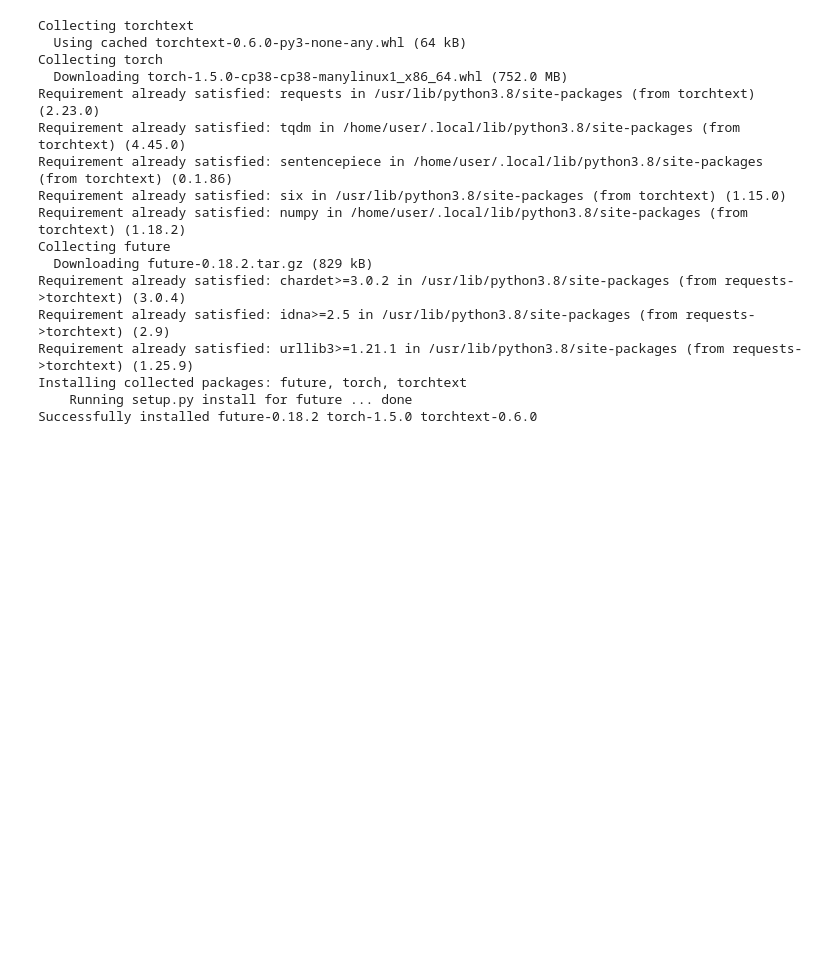
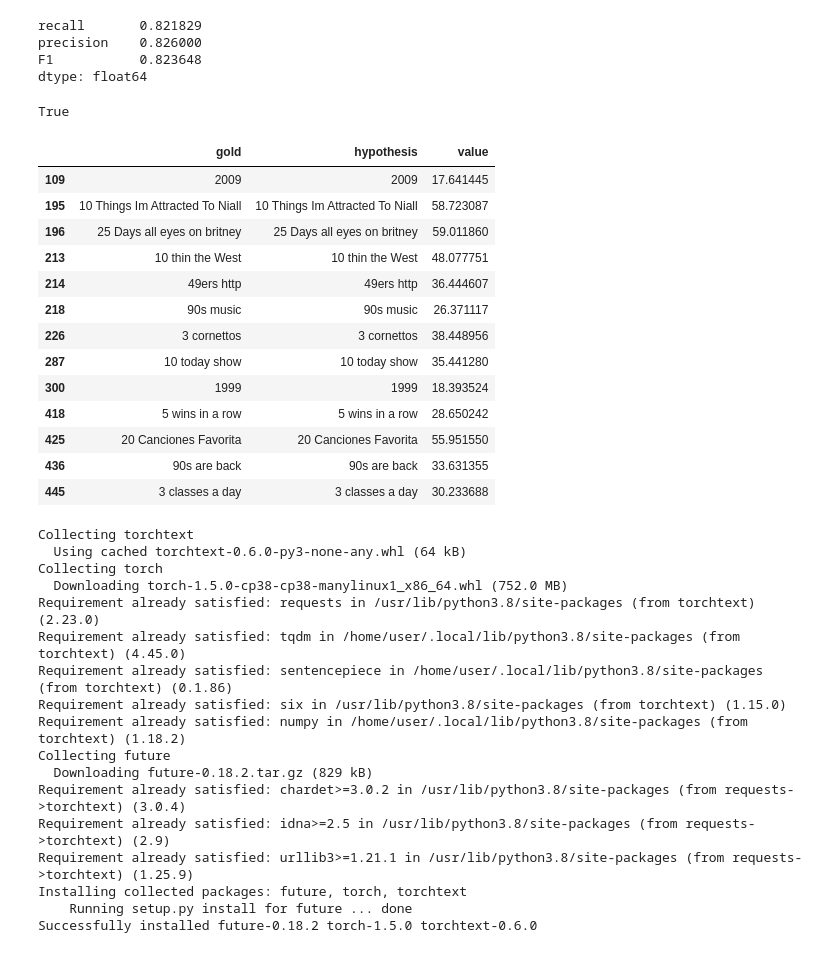
Before and after one commit to ruanchaves/hashformers, a Jupyter notebook: data_analysis.ipynb, the cells around one changed output. Cells and saved outputs as stored; diff of their text form; code cells hidden in the pictures; blank space fills up the shorter version.

```diff
--- a/data_analysis.ipynb
+++ b/data_analysis.ipynb
@@ -7,3 +21,37 @@ import sys
+# %%
+import numpy as np
+report.mean()
+# %% [output]
+recall       0.821829
+precision    0.826000
+F1           0.823648
+dtype: float64
+# %%
+final_pairs_df = pd.read_csv('final_pairs_df.csv')
+final_pairs_df.dropna().shape == final_pairs_df.dropna().shape
+# %% [output]
+True
+# %%
+tmp = df.merge(beam, left_on='gold', right_on='hypothesis', how='left')
+tmp.dropna()
+# tmp['characters'] = tmp['hypothesis'].str.replace(" ","")
+# tmp['value'] = tmp['value']
+# tmp['rank'] = tmp.groupby('characters')['value'].rank('dense',ascending=False)
+# %% [output]
+|  | gold | hypothesis | value |
+| 109 | 2009 | 2009 | 17.641445 |
+| 195 | 10 Things Im Attracted To Niall | 10 Things Im Attracted To Niall | 58.723087 |
+| 196 | 25 Days all eyes on britney | 25 Days all eyes on britney | 59.011860 |
+| 213 | 10 thin the West | 10 thin the West | 48.077751 |
+| 214 | 49ers http | 49ers http | 36.444607 |
+| 218 | 90s music | 90s music | 26.371117 |
+| 226 | 3 cornettos | 3 cornettos | 38.448956 |
+| 287 | 10 today show | 10 today show | 35.441280 |
+| 300 | 1999 | 1999 | 18.393524 |
+| 418 | 5 wins in a row | 5 wins in a row | 28.650242 |
+| 425 | 20 Canciones Favorita | 20 Canciones Favorita | 55.951550 |
+| 436 | 90s are back | 90s are back | 33.631355 |
+| 445 | 3 classes a day | 3 classes a day | 30.233688 |
 # %%
 !pip install --user torchtext
 # %% [output]
```
Also changed, not shown: parts of 2 cells of this notebook, 7 other files.
